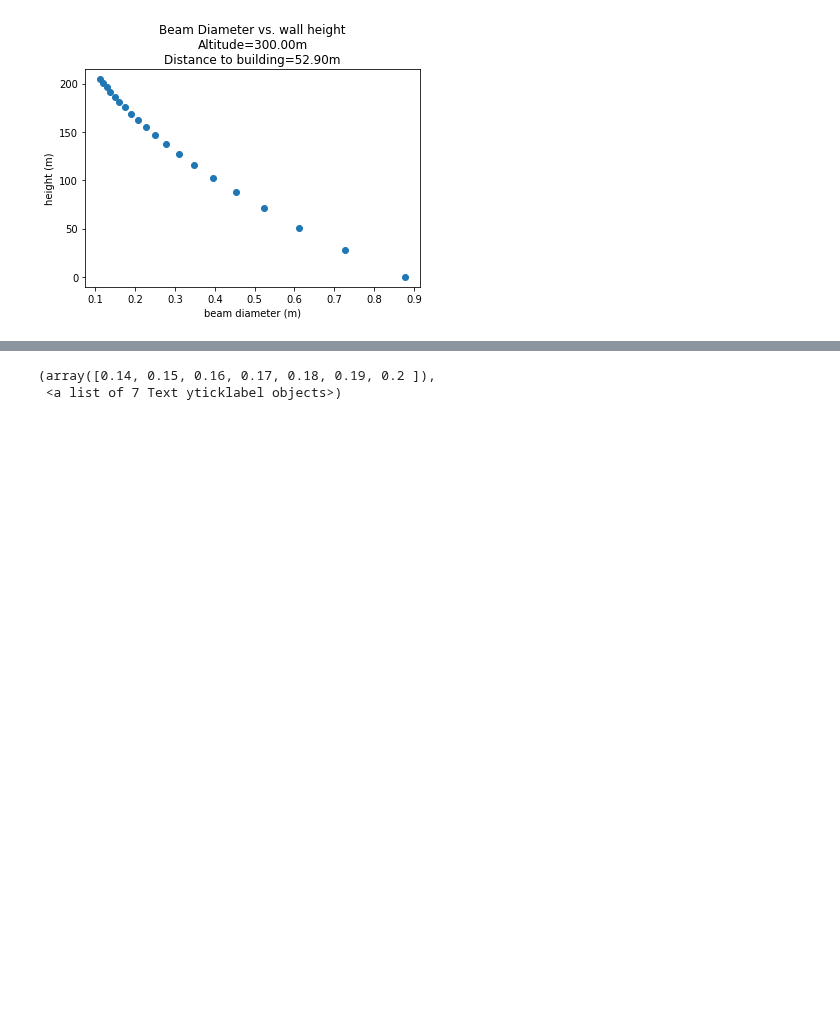
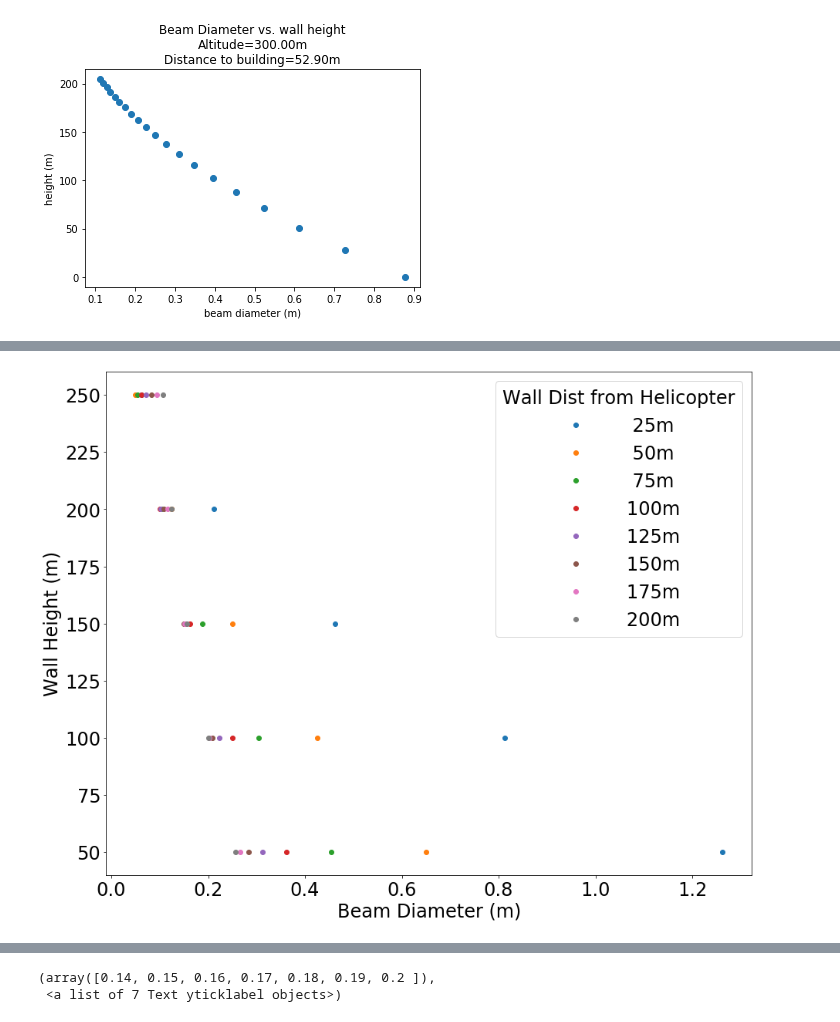
Before and after one commit to mihamerstan/lidar_metrics, a Jupyter notebook: notebooks/trig_section.ipynb, the cells around one changed output, grey strips where cells are left out. Cells and saved outputs as stored; diff of their text form; code cells hidden in the pictures; blank space fills up the shorter version.

```diff
--- a/notebooks/trig_section.ipynb
+++ b/notebooks/trig_section.ipynb
@@ -78,0 +83,31 @@ for d in [25,50,75,100,125,150]:
+# %%
+# Fixed wall height
+plt.figure(figsize=[15,12])
+plt.xticks(fontsize=18)
+plt.yticks(fontsize=18)
+fsize = 24
+
+a = 300
+d_list = [25,50,75,100,125,150,175,200]
+w_list = list(np.arange(50,300,50))
+alpha = 2.5e-4
+
+b_v = np.zeros([len(d_list),len(w_list)])
+b_v_flat = []
+for i,d in enumerate(d_list):
+    theta_h = np.arctan(d/a)
+    for j,w in enumerate(w_list):
+        theta_w = np.arctan(np.tan(theta_h)/(1-w/a))-theta_h
+        b_v[i,j] = b_vertical(a,theta_h,theta_w,alpha)
+        key_str = "Height: {}\tOffset: {}".format(d,w)
+        b_v_flat.append([d,w,b_vertical(a,theta_h,theta_w,alpha)])
+
+    plt.plot(b_v[i,:],w_list,'o',label="{:6.0f}m".format(d))
+#     plt.title("Beam Diameter vs. Wall Height\nOperating Scanner Range: 0-30 degrees from nadir\nHelicopter Altitude={}m\nLaser Beam Divergence: 0.5mrad".format(h),fontsize=18)
+    plt.xlabel("Beam Diameter (m)",fontsize=fsize)
+    plt.ylabel("Wall Height (m)",fontsize=fsize)
+    plt.legend(title="Wall Dist from Helicopter",title_fontsize=fsize,fontsize=fsize)
+    plt.xticks(fontsize=fsize)
+    plt.yticks(fontsize=fsize)
+# %% [output]
+[figure, added]
```
Also changed, not shown: parts of 47 cells of this notebook, 2 other files.
